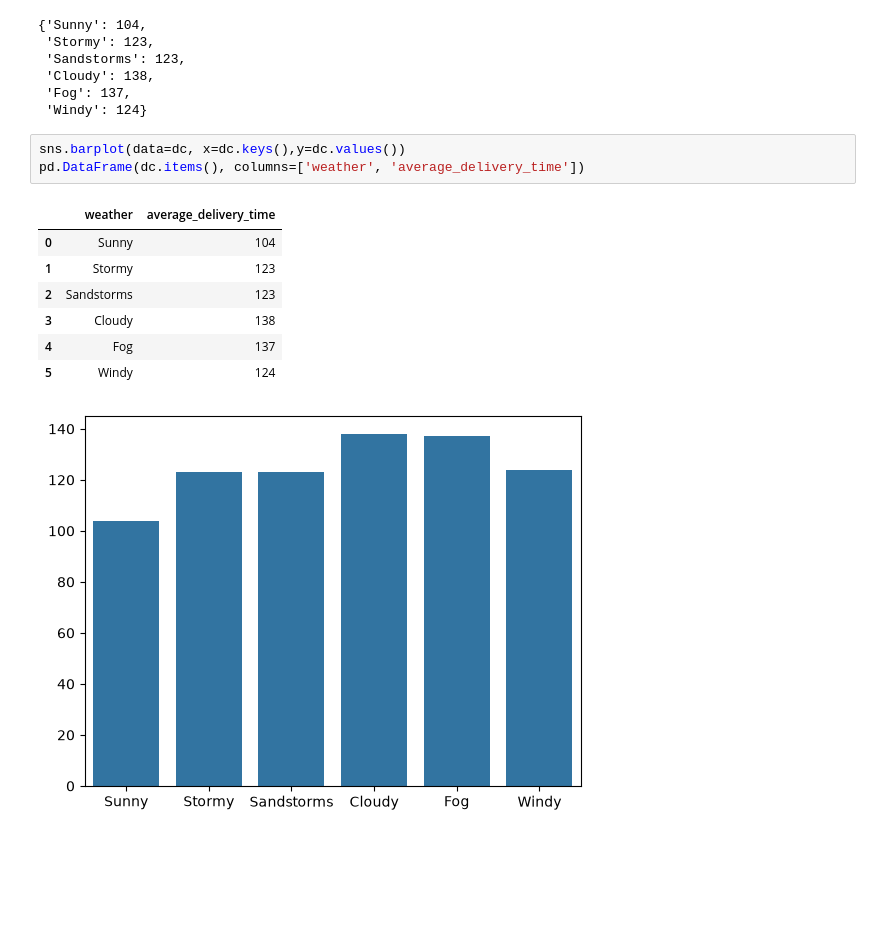
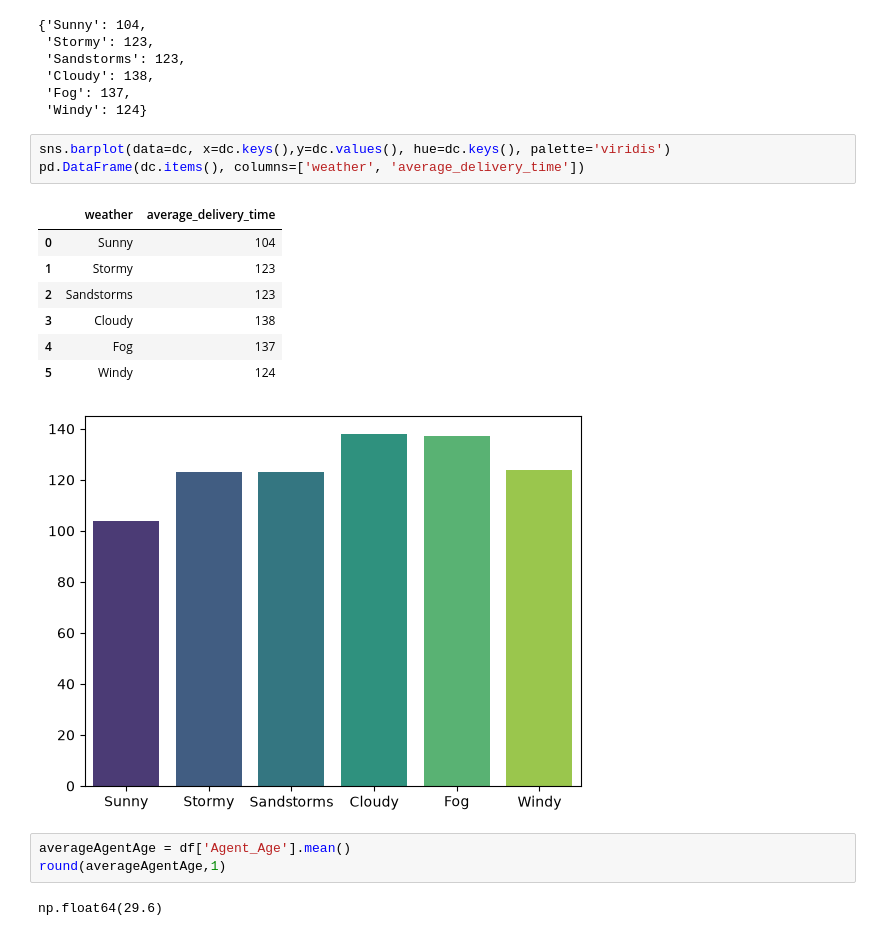
Before and after one commit to zeusbtc69/python, a Jupyter notebook: jupyter/keggle.ipynb, the cells around one changed output. Drawn from its saved outputs; the diff is of its cells as text; blank space fills up the shorter version.

```diff
--- a/jupyter/keggle.ipynb
+++ b/jupyter/keggle.ipynb
@@ -319,14 +319,19 @@ dc
  'Fog': 137,
  'Windy': 124}
 # %%
-sns.barplot(data=dc, x=dc.keys(),y=dc.values())
+sns.barplot(data=dc, x=dc.keys(),y=dc.values(), hue=dc.keys(), palette='viridis')
 pd.DataFrame(dc.items(), columns=['weather', 'average_delivery_time'])
 # %% [output]
 |  | weather | average_delivery_time |
 | 0 | Sunny | 104 |
 | 1 | Stormy | 123 |
 | 2 | Sandstorms | 123 |
 | 3 | Cloudy | 138 |
 | 4 | Fog | 137 |
 | 5 | Windy | 124 |
-[figure, old version]
+[figure, new version]
+# %%
+averageAgentAge = df['Agent_Age'].mean()
+round(averageAgentAge,1)
+# %% [output]
+np.float64(29.6)
```
Also changed, not shown: parts of 6 cells of this notebook.
